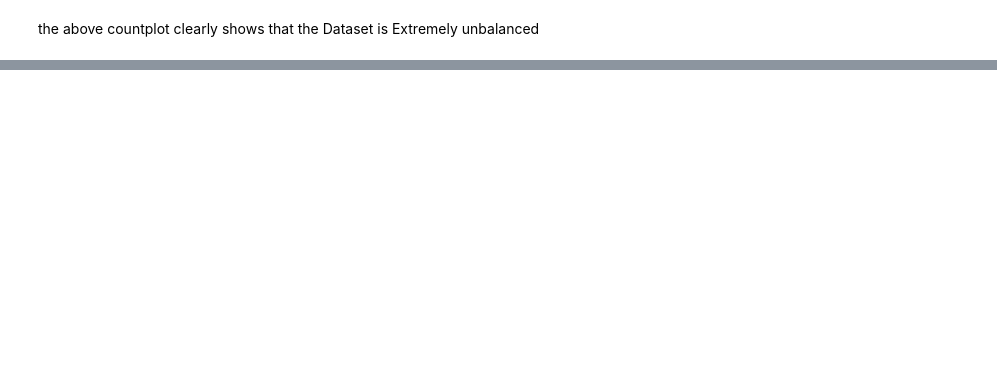
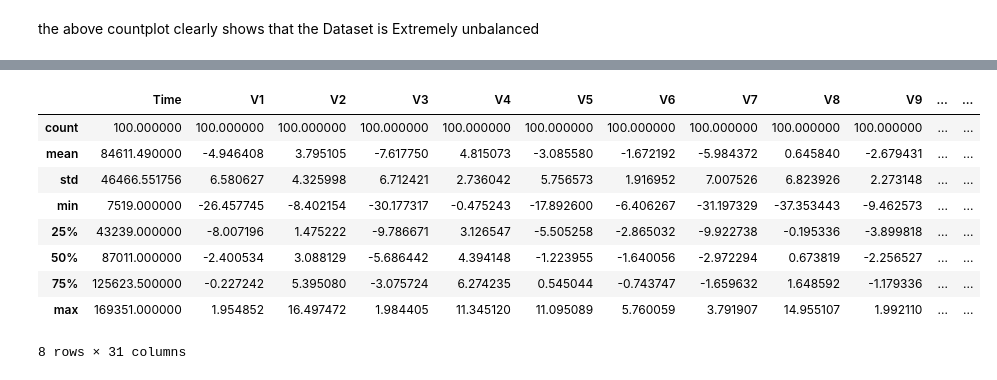
Before and after one commit to R3Nexe/Fraud_detection, a Jupyter notebook: notebooks/01_eda.ipynb, the cells around one changed output, grey strips where cells are left out. Saved outputs shown, nothing was run; the diff lists cells and outputs as text; code cells hidden in the pictures; blank space fills up the shorter version.

```diff
--- a/notebooks/01_eda.ipynb
+++ b/notebooks/01_eda.ipynb
@@ -30,0 +41,22 @@ the above countplot clearly shows that the Dataset is Extremely unbalanced
+# %%
+fraud= df[df['Class']==1]
+normal= df[df['Class']==0]
+N=100
+fraud_sample= fraud.sample(N,random_state=1)
+normal_sample= normal.sample(N,random_state=1)
+
+fraud_mean=fraud_sample.drop('Class',axis=1).mean()
+normal_mean=normal_sample.drop('Class',axis=1).mean()
+
+fraud_sample.describe()
+# %% [output]
+|  | Time | V1 | V2 | V3 | V4 | V5 | V6 | V7 | V8 | V9 | ... | ... |
+| count | 100.000000 | 100.000000 | 100.000000 | 100.000000 | 100.000000 | 100.000000 | 100.000000 | 100.000000 | 100.000000 | 100.000000 | ... | ... |
+| mean | 84611.490000 | -4.946408 | 3.795105 | -7.617750 | 4.815073 | -3.085580 | -1.672192 | -5.984372 | 0.645840 | -2.679431 | ... | ... |
+| std | 46466.551756 | 6.580627 | 4.325998 | 6.712421 | 2.736042 | 5.756573 | 1.916952 | 7.007526 | 6.823926 | 2.273148 | ... | ... |
+| min | 7519.000000 | -26.457745 | -8.402154 | -30.177317 | -0.475243 | -17.892600 | -6.406267 | -31.197329 | -37.353443 | -9.462573 | ... | ... |
+| 25% | 43239.000000 | -8.007196 | 1.475222 | -9.786671 | 3.126547 | -5.505258 | -2.865032 | -9.922738 | -0.195336 | -3.899818 | ... | ... |
+| 50% | 87011.000000 | -2.400534 | 3.088129 | -5.686442 | 4.394148 | -1.223955 | -1.640056 | -2.972294 | 0.673819 | -2.256527 | ... | ... |
+| 75% | 125623.500000 | -0.227242 | 5.395080 | -3.075724 | 6.274235 | 0.545044 | -0.743747 | -1.659632 | 1.648592 | -1.179336 | ... | ... |
+| max | 169351.000000 | 1.954852 | 16.497472 | 1.984405 | 11.345120 | 11.095089 | 5.760059 | 3.791907 | 14.955107 | 1.992110 | ... | ... |
+8 rows × 31 columns
```
Also changed, not shown: parts of 5 cells of this notebook, 2 other files.
